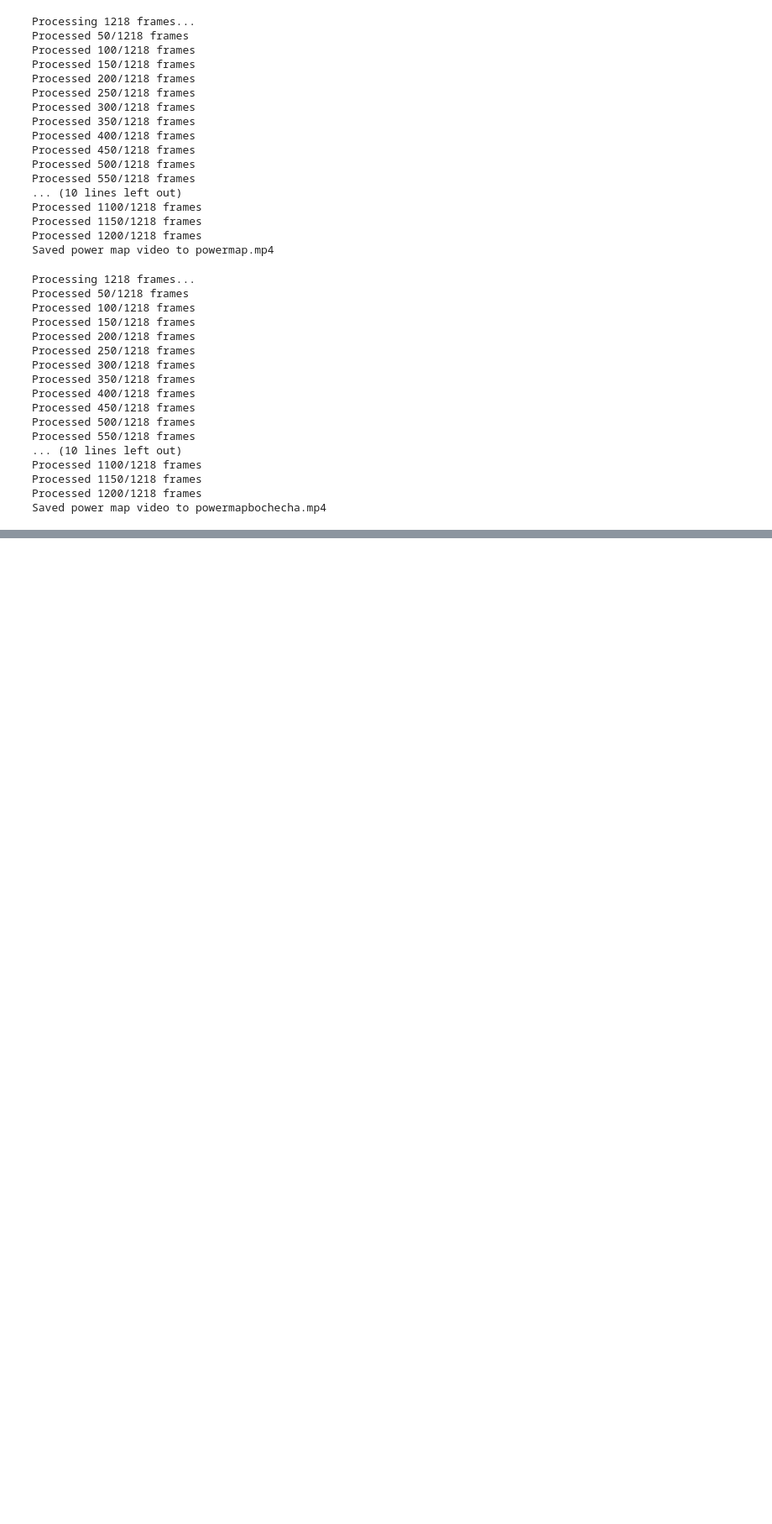
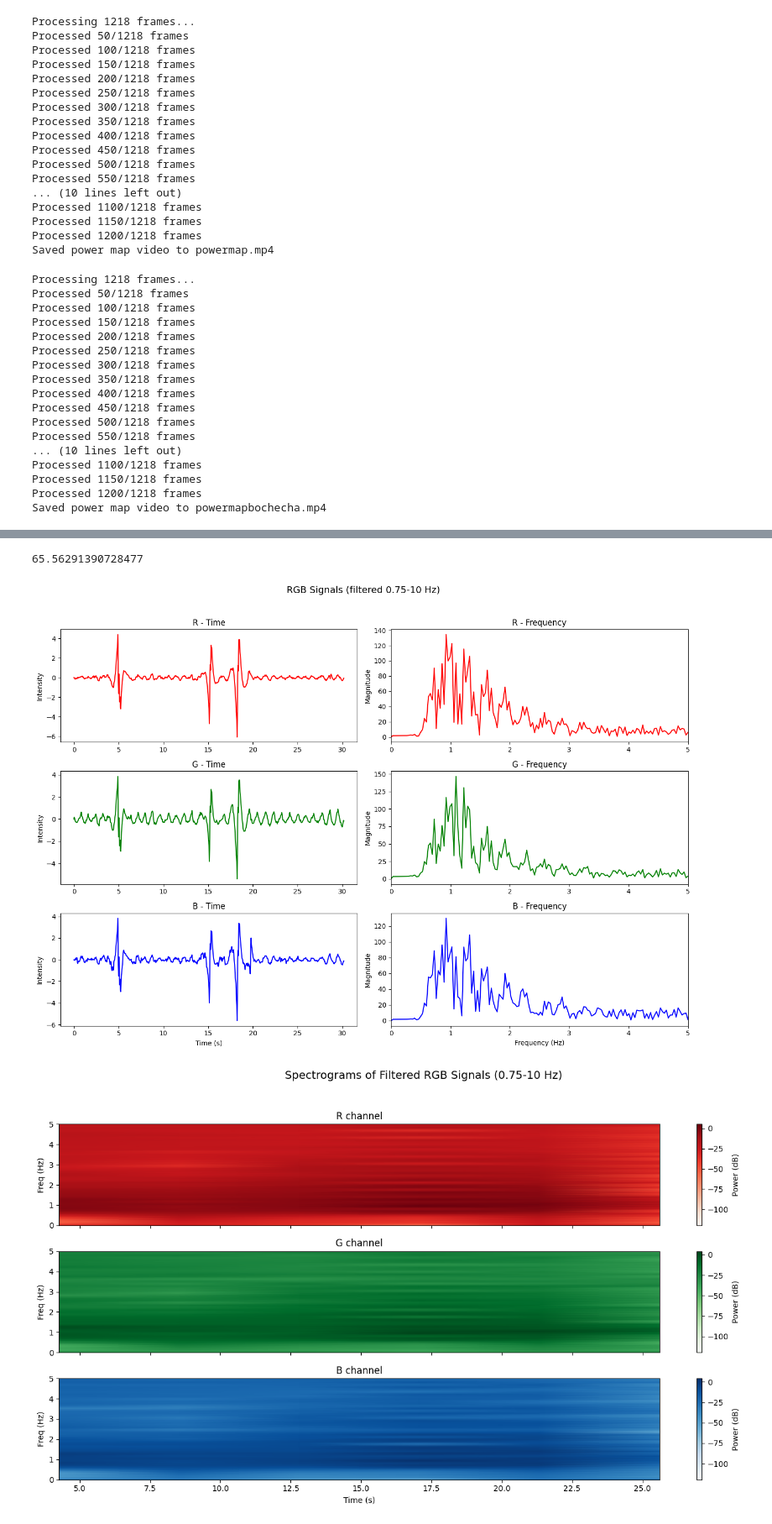
Before and after one commit to sophia-celine/rPPG, a Jupyter notebook: initial_tests/rPPGrough.ipynb, the cells around one changed output, grey strips where cells are left out. Shown at 84% size. Drawn from its saved outputs; the diff is of its cells as text; code cells hidden in the pictures; blank space fills up the shorter version.

```diff
--- a/initial_tests/rPPGrough.ipynb
+++ b/initial_tests/rPPGrough.ipynb
@@ -431,0 +462,6 @@ Saved power map video to powermapbochecha.mp4
+# %%
+plot_filtered_signals(pd.read_csv('rgb_signals_avi.csv'), 0.75, 10, 4)
+# %% [output]
+65.56291390728477
+[figure, added]
+[figure, added]
```
Also changed, not shown: parts of 17 cells of this notebook, 2 other files.
